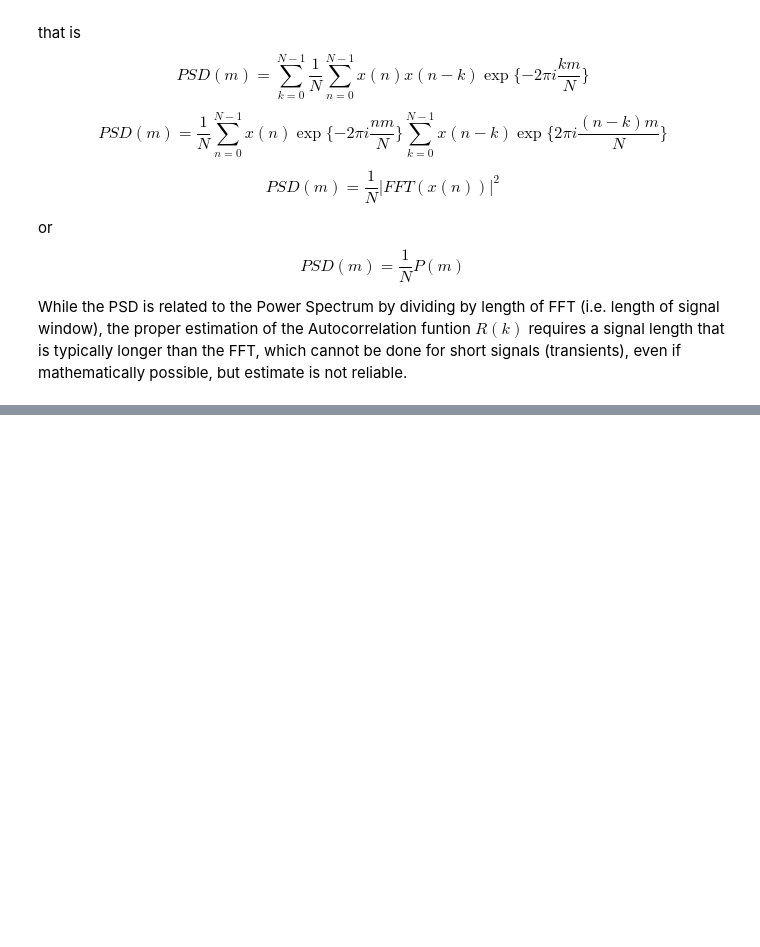
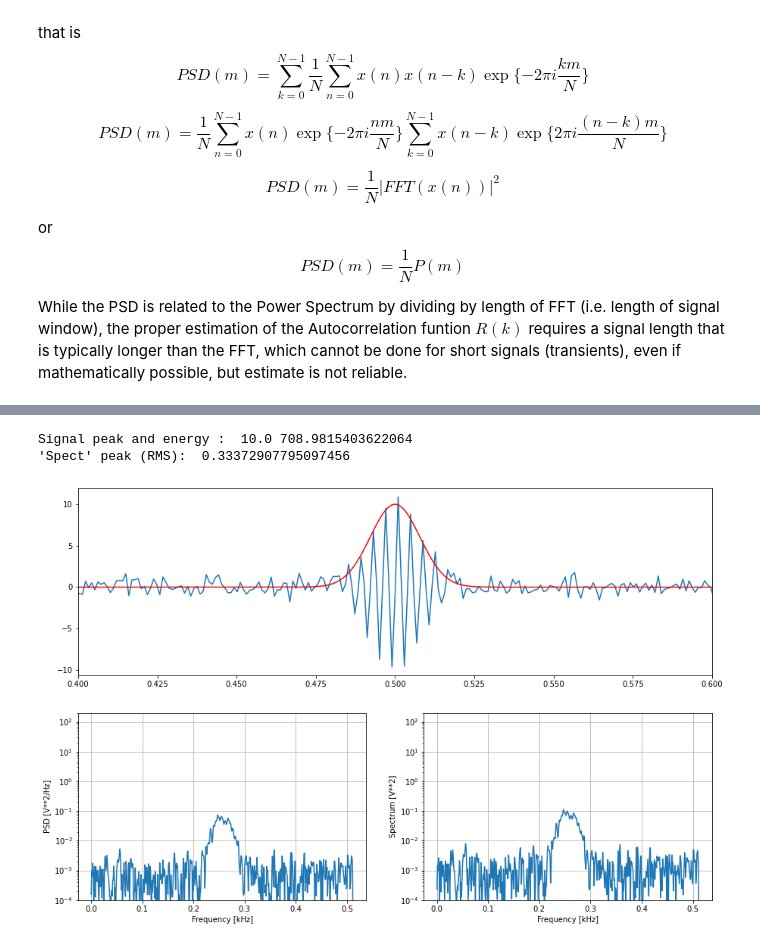
Before and after one commit to WMXZ-EU/wmxz-eu.github.io, a Jupyter notebook: _sources/power_spectra.ipynb, the cells around one changed output, grey strips where cells are left out. Cells and saved outputs as stored; diff of their text form; code cells hidden in the pictures; blank space fills up the shorter version.

```diff
--- a/_sources/power_spectra.ipynb
+++ b/_sources/power_spectra.ipynb
@@ -223,0 +177,30 @@ Peak = 0.797883413660844 0.7978845608527171 0.7978845608527171
+# %%
+fs = 1024   #Hz
+nwin=fs
+nfft=nwin
+
+#    Generate a 1 second test signal, a 10 VPeak Gaussian shaped sine wave at fs/4, corrupted by
+#    0.001 V**2/Hz of white noise sampled at  1.024 kHz.
+
+N = fs
+time = np.arange(N) / fs
+
+sigma=8/N
+amp=10*np.exp(-1/2*((time-time[N//2])/sigma)**2)
+
+freq = fs/4
+noise_power = 0.001 * fs / 2
+xx = amp*np.sin(2*np.pi*freq*time)
+energy= np.sum(xx**2)
+xx += np.random.normal(scale=np.sqrt(noise_power), size=time.shape)
+
+print("Signal peak and energy : ",amp.max(), energy)
+
+# obtain window
+win=sig.get_window("hanning",nwin)
+
+estSpectrograms(time,xx,win,fs,amp)
+# %% [output]
+Signal peak and energy :  10.0 708.9815403622064
+'Spect' peak (RMS):  0.33372907795097456
+[figure, added]
```
Also changed, not shown: parts of 20 cells of this notebook, 19 other files.
